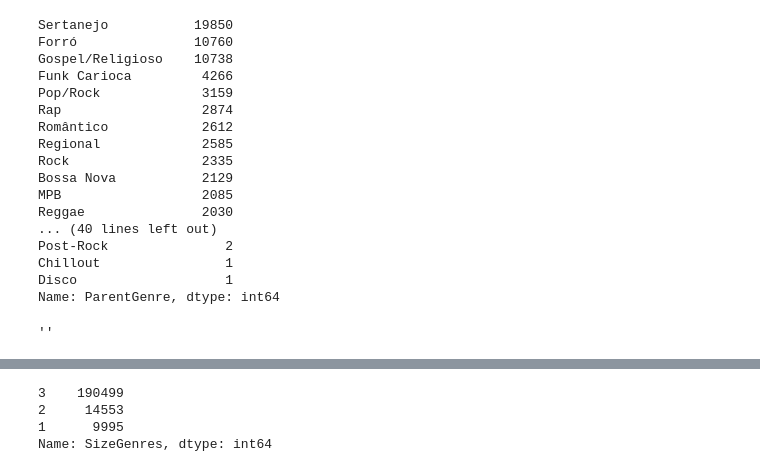
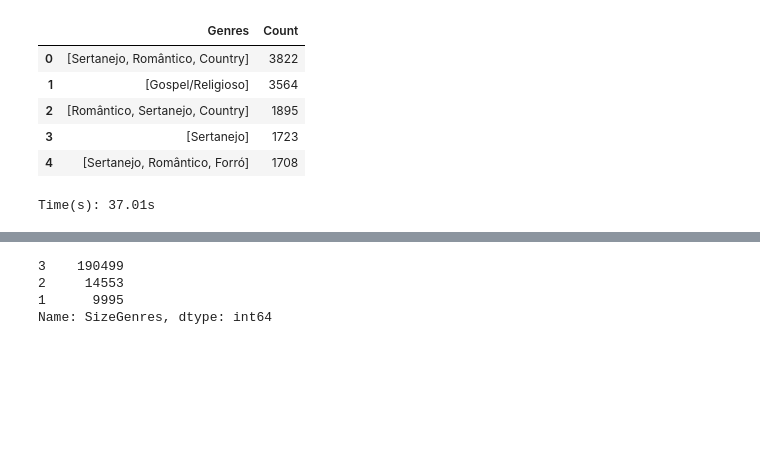
Before and after one commit to vinicius-alves/Selecao-Genero-Musical, a Jupyter notebook: Análise Exploratória/Análise Exploratória.ipynb, the cells around one changed output, grey strips where cells are left out. Saved outputs shown, nothing was run; the diff lists cells and outputs as text; code cells hidden in the pictures; blank space fills up the shorter version.

```diff
--- a/Análise Exploratória/Análise Exploratória.ipynb
+++ b/Análise Exploratória/Análise Exploratória.ipynb
@@ -185,22 +41,14 @@ df_lyrics[:5]
-# %%
-df_lyrics["ParentGenre"].value_counts()
-# %% [output]
-Sertanejo           19850
-Forró               10760
-Gospel/Religioso    10738
-Funk Carioca         4266
-Pop/Rock             3159
-Rap                  2874
-Romântico            2612
-Regional             2585
-Rock                 2335
-Bossa Nova           2129
-MPB                  2085
-Reggae               2030
-... (40 lines left out)
-Post-Rock               2
-Chillout                1
-Disco                   1
-Name: ParentGenre, dtype: int64
+# %%
+df_genres_b = df_lyrics["Genres"].value_counts()
+df_genres = pd.DataFrame({"Genres":df_genres_b.index, "Count": df_genres_b}).reset_index(drop=True)
+df_genres["Genres"] = df_genres["Genres"].str.split(', ')
+df_genres[0:5]
+# %% [output]
+|  | Genres | Count |
+| 0 | [Sertanejo, Romântico, Country] | 3822 |
+| 1 | [Gospel/Religioso] | 3564 |
+| 2 | [Romântico, Sertanejo, Country] | 1895 |
+| 3 | [Sertanejo] | 1723 |
+| 4 | [Sertanejo, Romântico, Forró] | 1708 |
 # %%
 genres = {}
@@ -213,21 +61,33 @@ genres = list(genres.keys())
 df_or = pd.DataFrame(columns=genres, index =genres).fillna(0)
 df_and = pd.DataFrame(columns=genres, index =genres).fillna(0)
 # %%
-def process(genres_arr):
+def process(linha):
+
+    genres_arr = linha['Genres']
+    count      = linha['Count']
+
     global df_or
+    global df_and
+
     df = pd.DataFrame(columns=genres, index =genres).fillna(0)
     for genre in genres_arr:
-        df[genre] = 1
-        df.loc[genre:genre] = 1
-        df_and[genre][genre] += 1
+
+        df[genre] = count
+        df.loc[genre:genre] = count
+        df_and[genre][genre] += count
 
     df_or = df_or.add(df)
     for subset in itertools.combinations(genres_arr, 2):
-        df_and[subset[0]][subset[1]] += 1
-        df_and[subset[1]][subset[0]] += 1
+        df_and[subset[0]][subset[1]] += count
+        df_and[subset[1]][subset[0]] += count
 
 
-df_lyrics["Genres"].map(process)
-''
+start = time.time()
+df_genres.apply(lambda linha: process(linha), axis =1)
+end = time.time()
+
+df_corr = df_and/df_or
+
+print('\nTime(s): '+str("%.2f" % (end - start)+'s\n'))
 # %% [output]
-''
+Time(s): 37.01s
```
Also changed, not shown: parts of 22 cells of this notebook, 1 other file.
